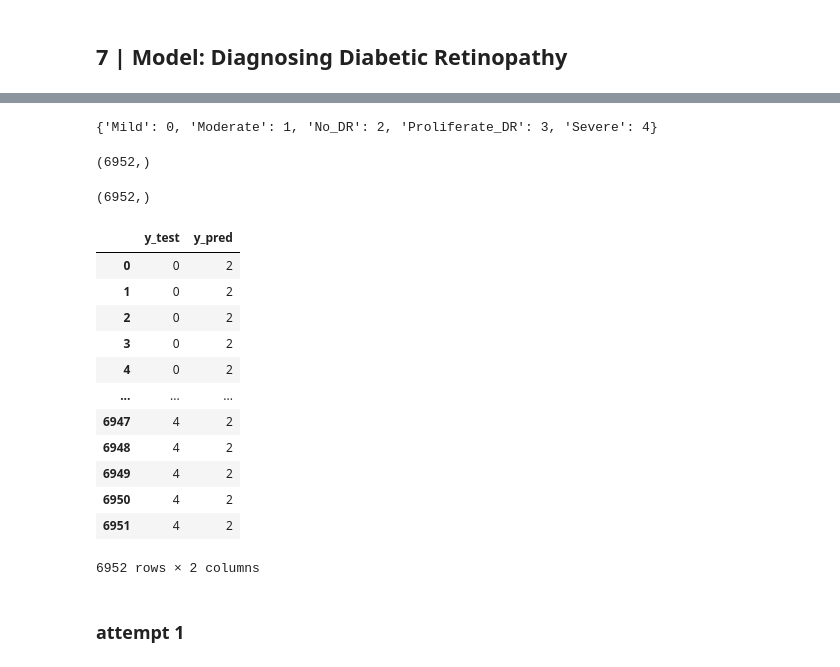
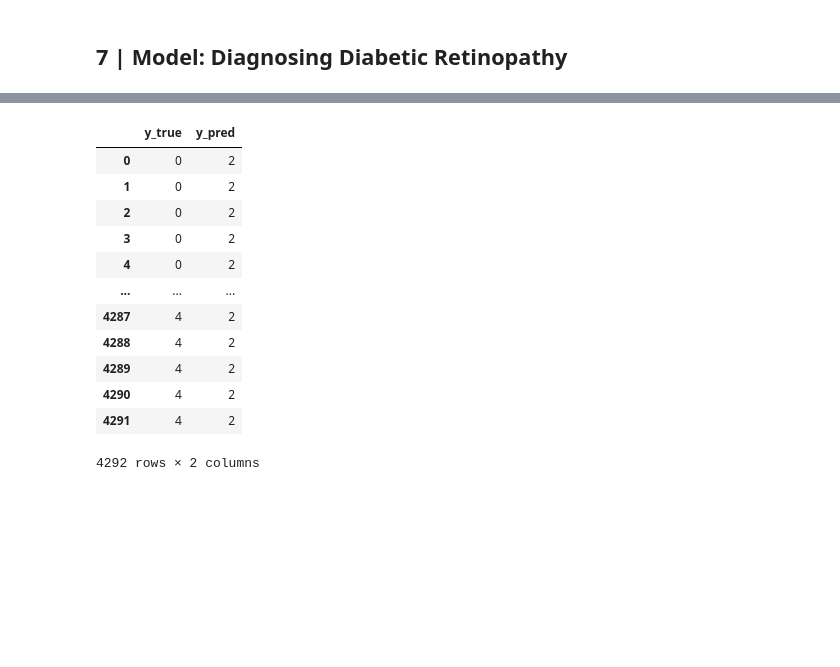
Before and after one commit to slp22/deep-learning-project, a Jupyter notebook: dl_diabetic_retinopathy_model.ipynb, the cells around one changed output, grey strips where cells are left out. Drawn from its saved outputs; the diff is of its cells as text; code cells hidden in the pictures; blank space fills up the shorter version.

```diff
--- a/dl_diabetic_retinopathy_model.ipynb
+++ b/dl_diabetic_retinopathy_model.ipynb
@@ -566,14 +602,23 @@ test_dir = '/tmp/raw_data/test'
 img_width, img_height = 32, 32
 input_shape = img_width, img_height, 3
 
-num_train_samples = 3_200
-num_test_samples = 320
-
 train_datagen = ImageDataGenerator(
-    rescale = 1. /255)
+    rescale = 1. /255,
+    rotation_range=10,
+    width_shift_range=0.2,
+    height_shift_range=0.2,
+    zoom_range=0.2,
+    horizontal_flip=True,
+    brightness_range=[0.2,1.2])
 
 test_datagen = ImageDataGenerator(
-    rescale = 1. /255)
+    rescale = 1. /255,
+    rotation_range=10,
+    width_shift_range=0.2,
+    height_shift_range=0.2,
+    zoom_range=0.2,
+    horizontal_flip=True,
+    brightness_range=[0.2,1.2])
 
 train_data = train_datagen.flow_from_directory(
     train_dir,
@@ -967,17 +929,16 @@ es = [
         verbose=1)
     ]
 # %%
-# num_train_samples = 32000
-# num_test_samples = 320
-batch_size = 32
 epochs = 5
+train_step = 32
+test_step = 32
 
 history = VGG16_model.fit_generator(
     generator=train_data,
-    # steps_per_epoch= 32,
+    steps_per_epoch= train_step,
     epochs=epochs,
     validation_data=test_data,
-    # validation_steps= 32,
+    validation_steps= test_step,
     callbacks=[es],
     verbose=2
     )
@@ -1109,31 +1057,17 @@ y_test = test_data.classes
-# %%
-X_test
-# %% [output]
-{'Mild': 0, 'Moderate': 1, 'No_DR': 2, 'Proliferate_DR': 3, 'Severe': 4}
-# %%
-y_test.shape
-# %% [output]
-(6952,)
-# %%
-y_pred.shape
-# %% [output]
-(6952,)
 # %%
-y_eval = pd.DataFrame({'y_test': y_test, 'y_pred': y_pred})
+y_eval = pd.DataFrame({'y_true': y_true, 'y_pred': y_pred, })
 y_eval
 # %% [output]
-|  | y_test | y_pred |
+|  | y_true | y_pred |
 | 0 | 0 | 2 |
 | 1 | 0 | 2 |
 | 2 | 0 | 2 |
 | 3 | 0 | 2 |
 | 4 | 0 | 2 |
 | ... | ... | ... |
-| 6947 | 4 | 2 |
-| 6948 | 4 | 2 |
-| 6949 | 4 | 2 |
-| 6950 | 4 | 2 |
-| 6951 | 4 | 2 |
+| 4287 | 4 | 2 |
+| 4288 | 4 | 2 |
+| 4289 | 4 | 2 |
+| 4290 | 4 | 2 |
+| 4291 | 4 | 2 |
-6952 rows × 2 columns
+4292 rows × 2 columns
-# %% [markdown]
-### attempt 1
```
Also changed, not shown: parts of 42 cells of this notebook.
